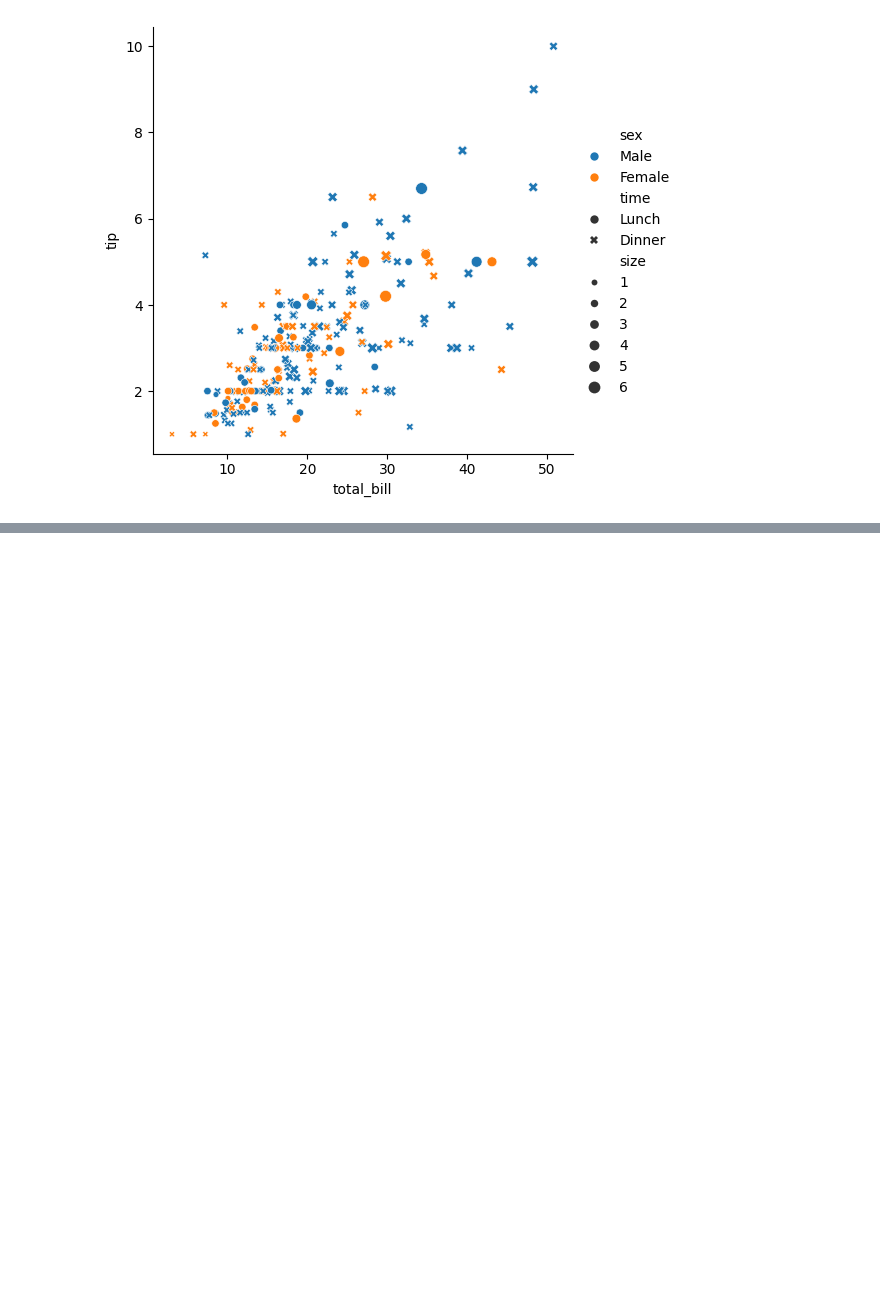
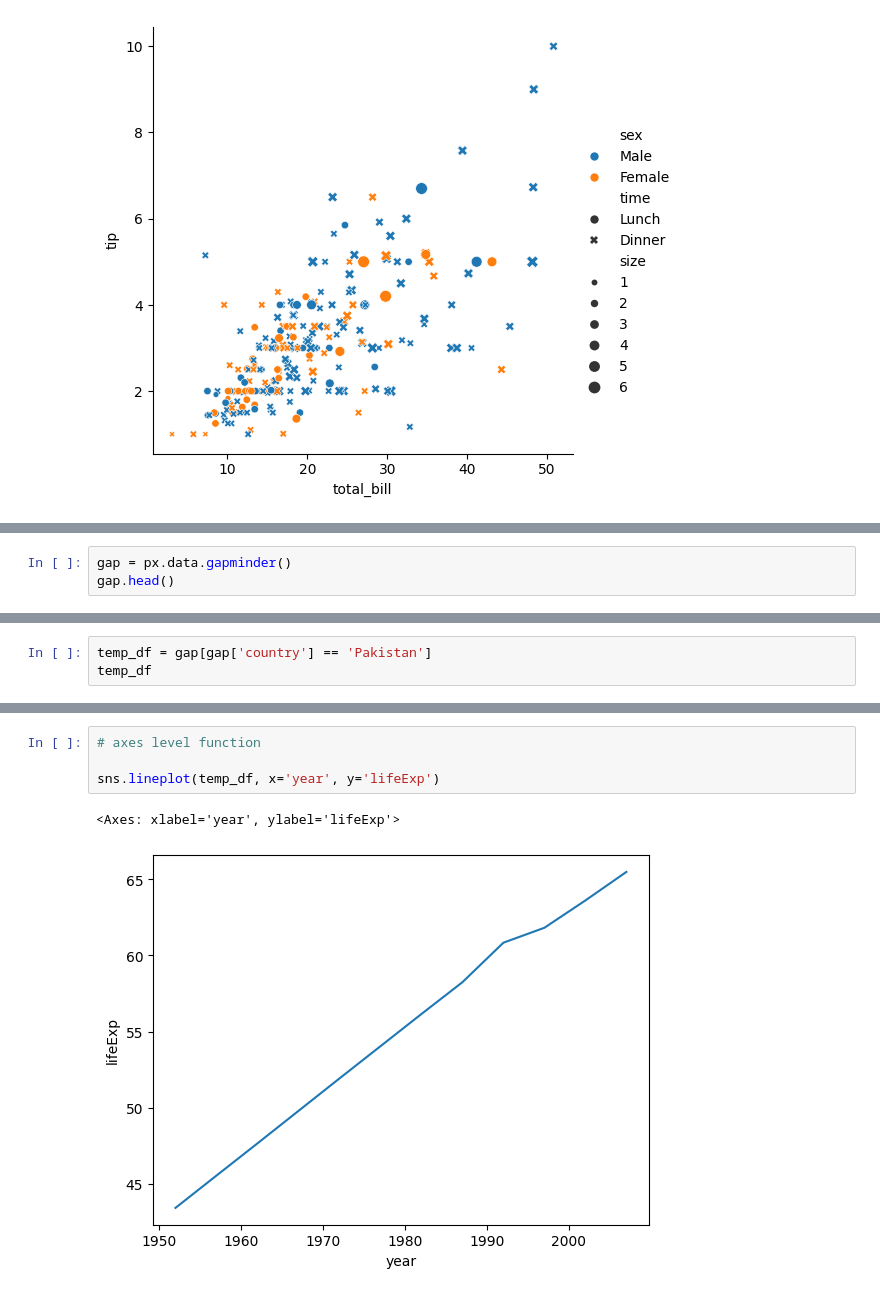
Before and after one commit to Muhammad-Waleed-Source/Seaborn, a Jupyter notebook: Seaborn_1.ipynb, the cells around one changed output, grey strips where cells are left out. Cells and saved outputs as stored; diff of their text form; blank space fills up the shorter version.

Commit message:
Relational plots (Line plot)

```diff
--- a/Seaborn_1.ipynb
+++ b/Seaborn_1.ipynb
@@ -108,0 +115,3 @@ sns.relplot(tips, x='total_bill', y='tip', kind='scatter', hue='sex', style='tim
+# %%
+gap = px.data.gapminder()
+gap.head()
@@ -108,0 +125,3 @@ sns.relplot(tips, x='total_bill', y='tip', kind='scatter', hue='sex', style='tim
+# %%
+temp_df = gap[gap['country'] == 'Pakistan']
+temp_df
@@ -108,0 +142,7 @@ sns.relplot(tips, x='total_bill', y='tip', kind='scatter', hue='sex', style='tim
+# %%
+# axes level function
+
+sns.lineplot(temp_df, x='year', y='lifeExp')
+# %% [output]
+<Axes: xlabel='year', ylabel='lifeExp'>
+[figure, added]
```
Also changed, not shown: parts of 10 cells of this notebook.
